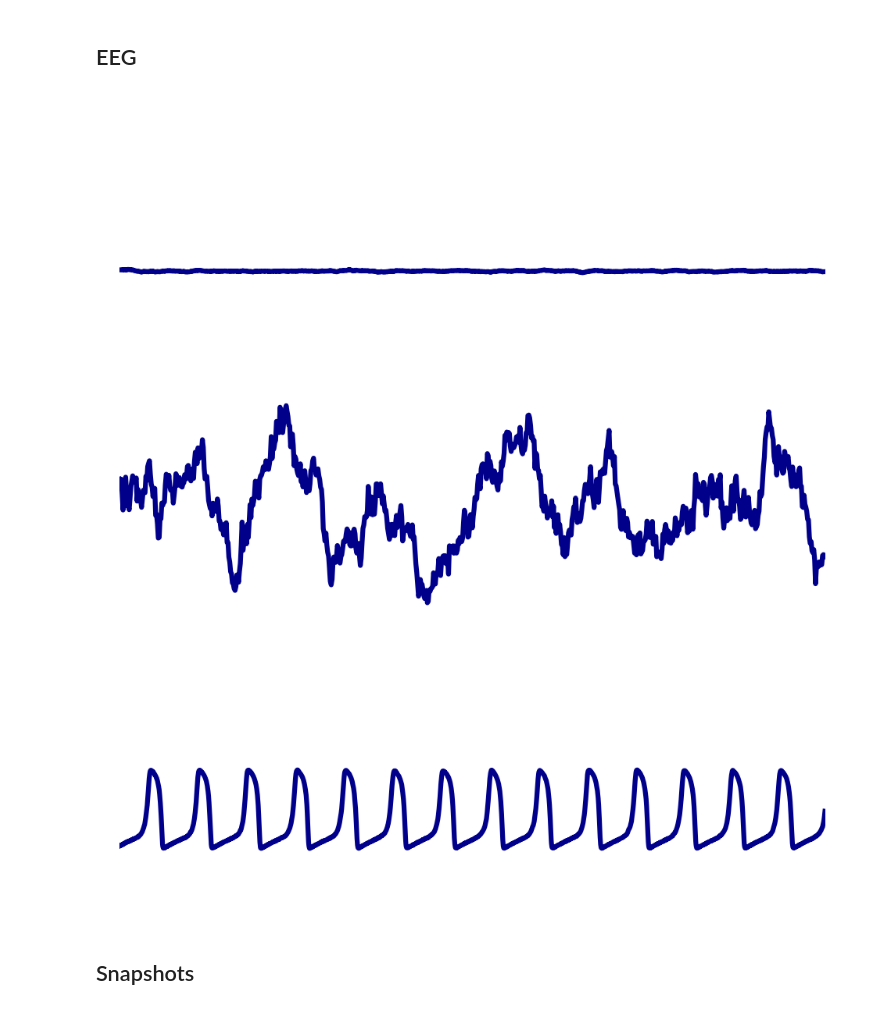
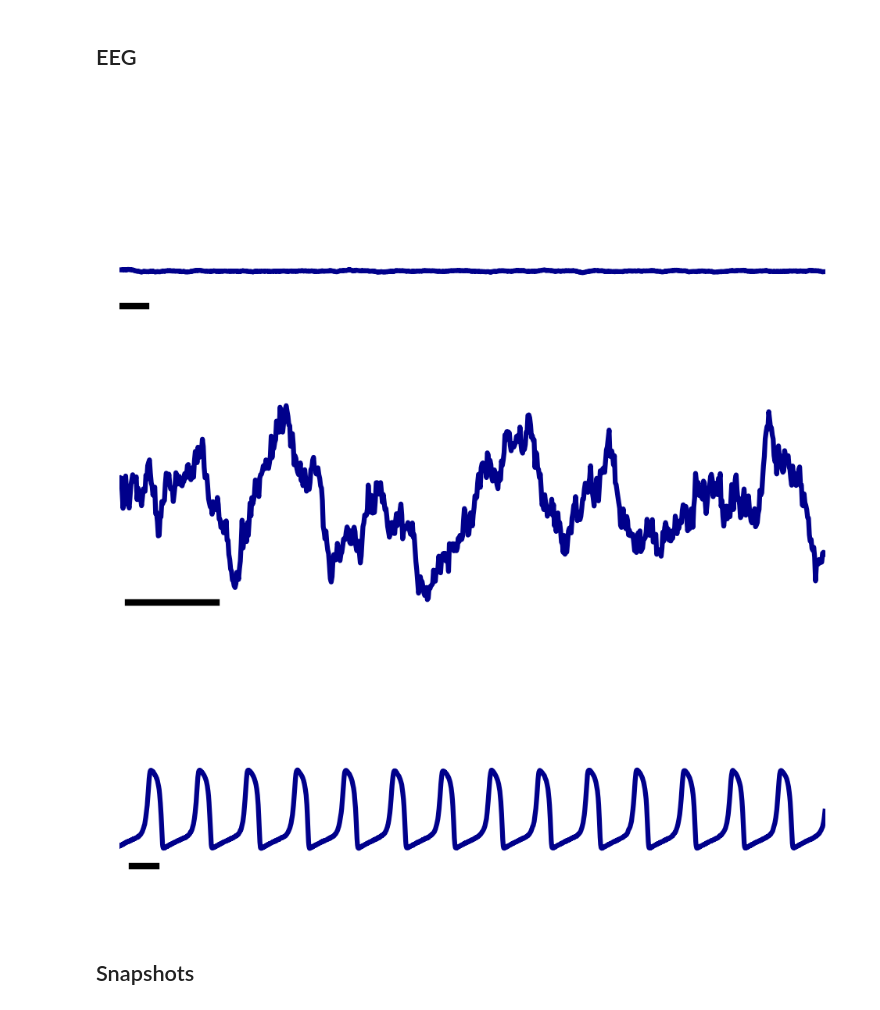
Before and after one commit to Priesemann-Group/perspective_heart_and_brain, a Jupyter notebook: notebooks_figures_paper/FHN_erdos-renyi_toybrain.ipynb, the cells around one changed output. Drawn from its saved outputs; the diff is of its cells as text; code cells hidden in the pictures.

```diff
--- a/notebooks_figures_paper/FHN_erdos-renyi_toybrain.ipynb
+++ b/notebooks_figures_paper/FHN_erdos-renyi_toybrain.ipynb
@@ -89,7 +89,7 @@ def random_graph(N, k, J, seed=100, weights='homogeneous', weight_generator=None
 
 
 k=50
-m=0.145 # Mean J/k
+m=0.0005 # Mean J/k
 N=1000
 L= random_graph(N, k, J=m/k, weights='homogeneous')
 @jit
@@ -251,27 +267,40 @@ ax.spines['top'].set_visible(False)
 ax.spines['right'].set_visible(False)
 ax.spines['bottom'].set_visible(False)
 ax.spines['left'].set_visible(False)
-fig.savefig('FHN_erdos-renyi_toybrain_collective_stimulus.pdf', **savefig_args)
+# Add a small black scalebar
+scalebar_length = 100  # Length of the scalebar in data units
+scalebar_height = 5  # Height of the scalebar in data units
+scalebar_x = 10  # X position of the scalebar
+scalebar_y = -0.05 # Y position of the scalebar
+
+ax.plot([scalebar_x, scalebar_x + scalebar_length], [scalebar_y, scalebar_y], color='black', lw=2)
+fig.savefig('FHN_erdos-renyi_toybrain_collective_stimulus_m=0.005.pdf', **savefig_args)
 # %% [output]
-[figure, old version]
+[figure, new version]
 # %%
 # inset EEG
 fig, ax = plt.subplots( figsize=(mm_to_inches(width_mm), mm_to_inches(height_mm)), facecolor='none', dpi=300)
 plt.subplots_adjust(left=0.01, right=0.99, top=0.99, bottom=0.01)
 EEG=u_sol_health[ :, 2200:].sum(axis=0)/10000
 ax.plot(EEG, color='darkblue')
 
 
 ax.set_xlim(0, 800)
 ax.set_xticks([])
 ax.set_yticks([])
 ax.spines['top'].set_visible(False)
 ax.spines['right'].set_visible(False)
 ax.spines['bottom'].set_visible(False)
 ax.spines['left'].set_visible(False)
+scalebar_length = 100  # Length of the scalebar in data units
+scalebar_height = 5  # Height of the scalebar in data units
+scalebar_x = 10  # X position of the scalebar
+scalebar_y = 0.002 # Y position of the scalebar
+
+ax.plot([scalebar_x, scalebar_x + scalebar_length], [scalebar_y, scalebar_y], color='black', lw=2)
 fig.savefig('FHN_erdos-renyi_toybrain_collective_stimulus_inset.pdf', **savefig_args)
 # %% [output]
-[figure, old version]
+[figure, new version]
 # %%
 #here the y scale is set to match the one of the heart simulation
 fig, ax = plt.subplots( figsize=(mm_to_inches(width_mm), mm_to_inches(height_mm)), facecolor='none', dpi=300)
@@ -287,9 +316,16 @@ ax.spines['top'].set_visible(False)
 ax.spines['right'].set_visible(False)
 ax.spines['bottom'].set_visible(False)
 ax.spines['left'].set_visible(False)
+
+scalebar_length = 100  # Length of the scalebar in data units
+scalebar_height = 5  # Height of the scalebar in data units
+scalebar_x = 50  # X position of the scalebar
+scalebar_y = -0.05 # Y position of the scalebar (adjusted to be within visible range)
+
+ax.plot([scalebar_x, scalebar_x + scalebar_length], [scalebar_y, scalebar_y], color='black', lw=2)
 fig.savefig('FHN_erdos-renyi_toybrain_collective_stimulus_m=0.145.pdf', **savefig_args)
 # %% [output]
-[figure, old version]
+[figure, new version]
 # %% [markdown]
 ## Snapshots
 # %%
```
Also changed, not shown: parts of 4 cells of this notebook, 1 other file.
